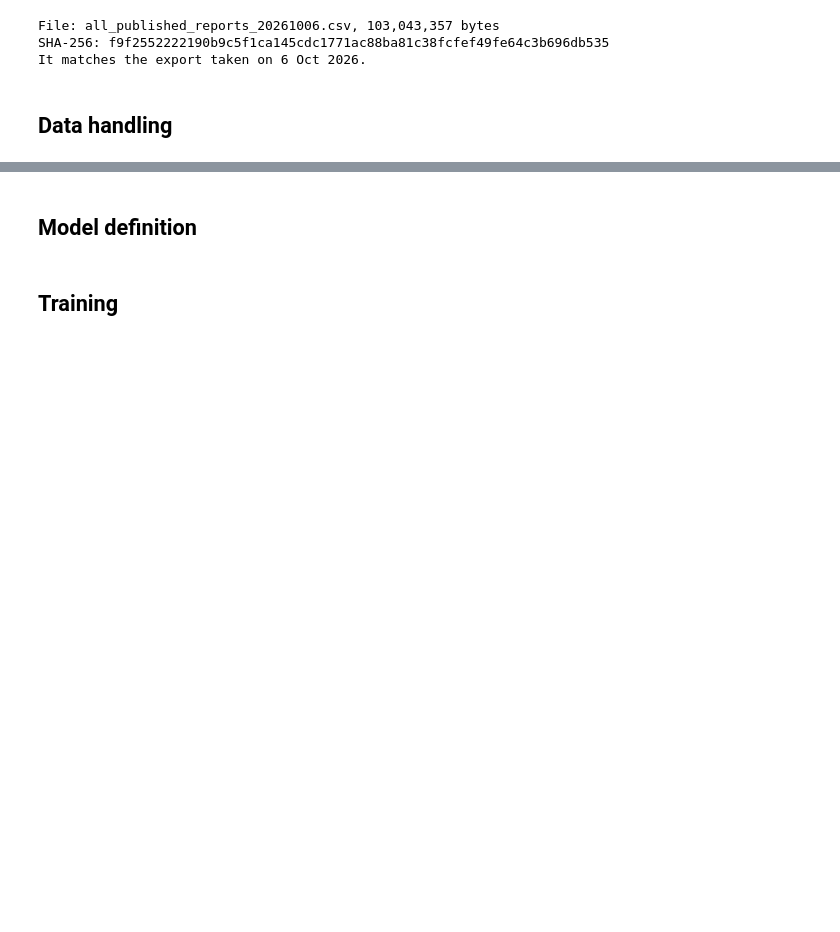
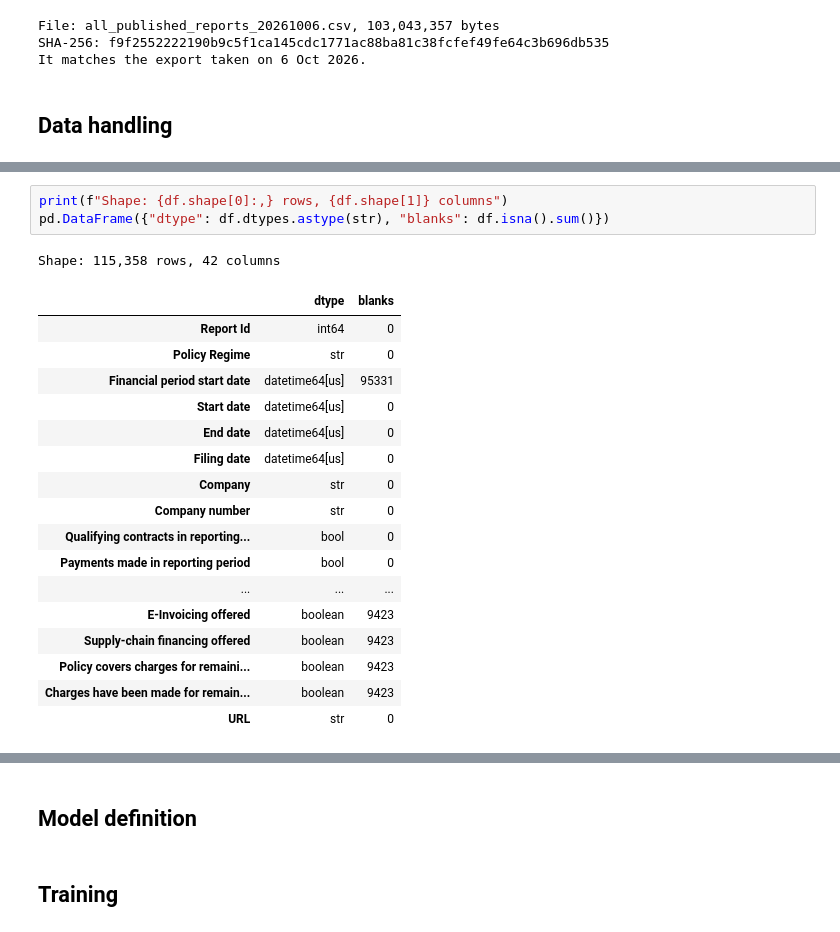
Before and after one commit to PaddyGilliland1/statistical-analysis-project, a Jupyter notebook: analysis.ipynb, the cells around one changed output, grey strips where cells are left out. Saved outputs shown, nothing was run; the diff lists cells and outputs as text; blank space fills up the shorter version.

```diff
--- a/analysis.ipynb
+++ b/analysis.ipynb
@@ -55,0 +120,22 @@ It matches the export taken on 6 Oct 2026.
+# %%
+print(f"Shape: {df.shape[0]:,} rows, {df.shape[1]} columns")
+pd.DataFrame({"dtype": df.dtypes.astype(str), "blanks": df.isna().sum()})
+# %% [output]
+Shape: 115,358 rows, 42 columns
+|  | dtype | blanks |
+| Report Id | int64 | 0 |
+| Policy Regime | str | 0 |
+| Financial period start date | datetime64[us] | 95331 |
+| Start date | datetime64[us] | 0 |
+| End date | datetime64[us] | 0 |
+| Filing date | datetime64[us] | 0 |
+| Company | str | 0 |
+| Company number | str | 0 |
+| Qualifying contracts in reporting... | bool | 0 |
+| Payments made in reporting period | bool | 0 |
+| ... | ... | ... |
+| E-Invoicing offered | boolean | 9423 |
+| Supply-chain financing offered | boolean | 9423 |
+| Policy covers charges for remaini... | boolean | 9423 |
+| Charges have been made for remain... | boolean | 9423 |
+| URL | str | 0 |
```
Also changed, not shown: parts of 6 cells of this notebook.
